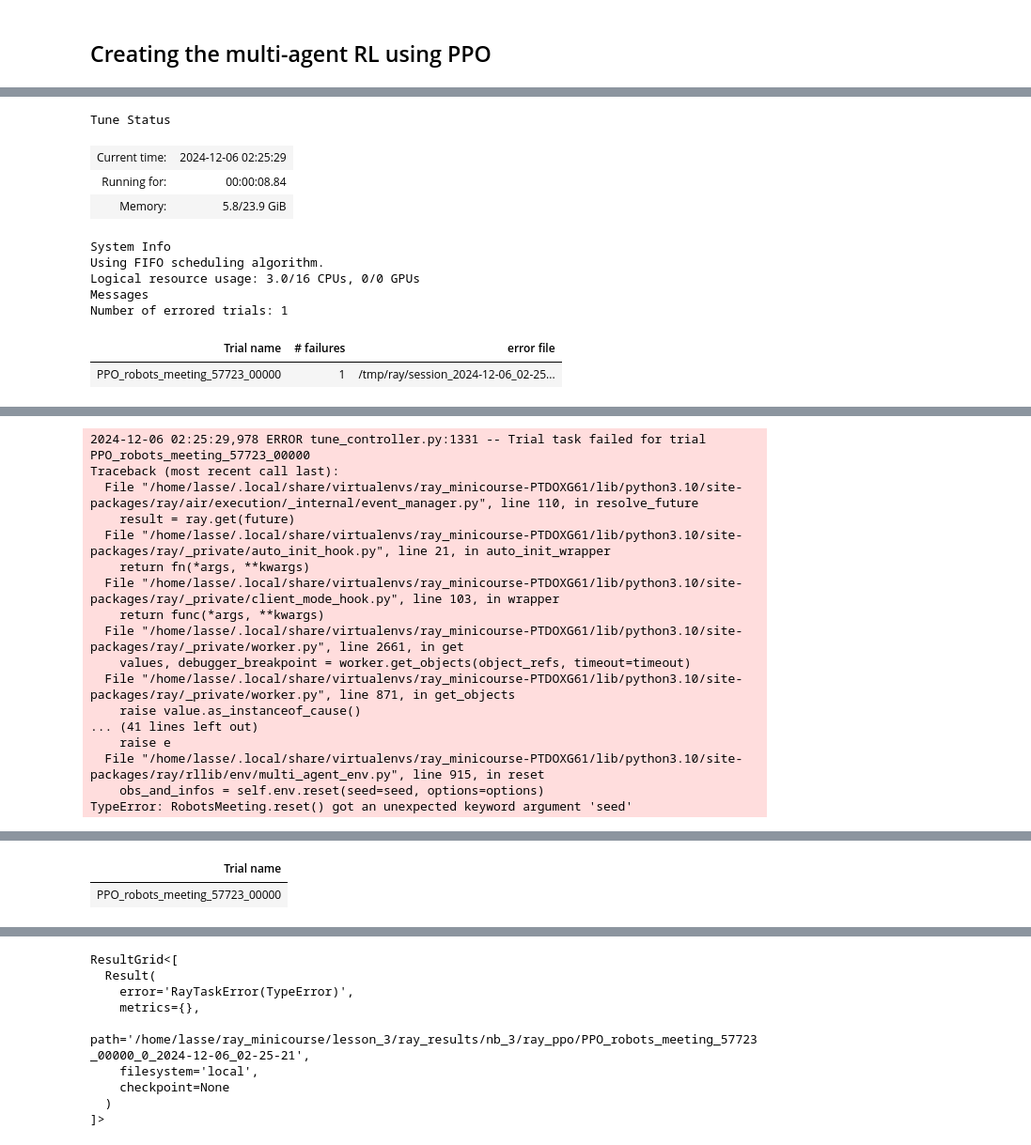
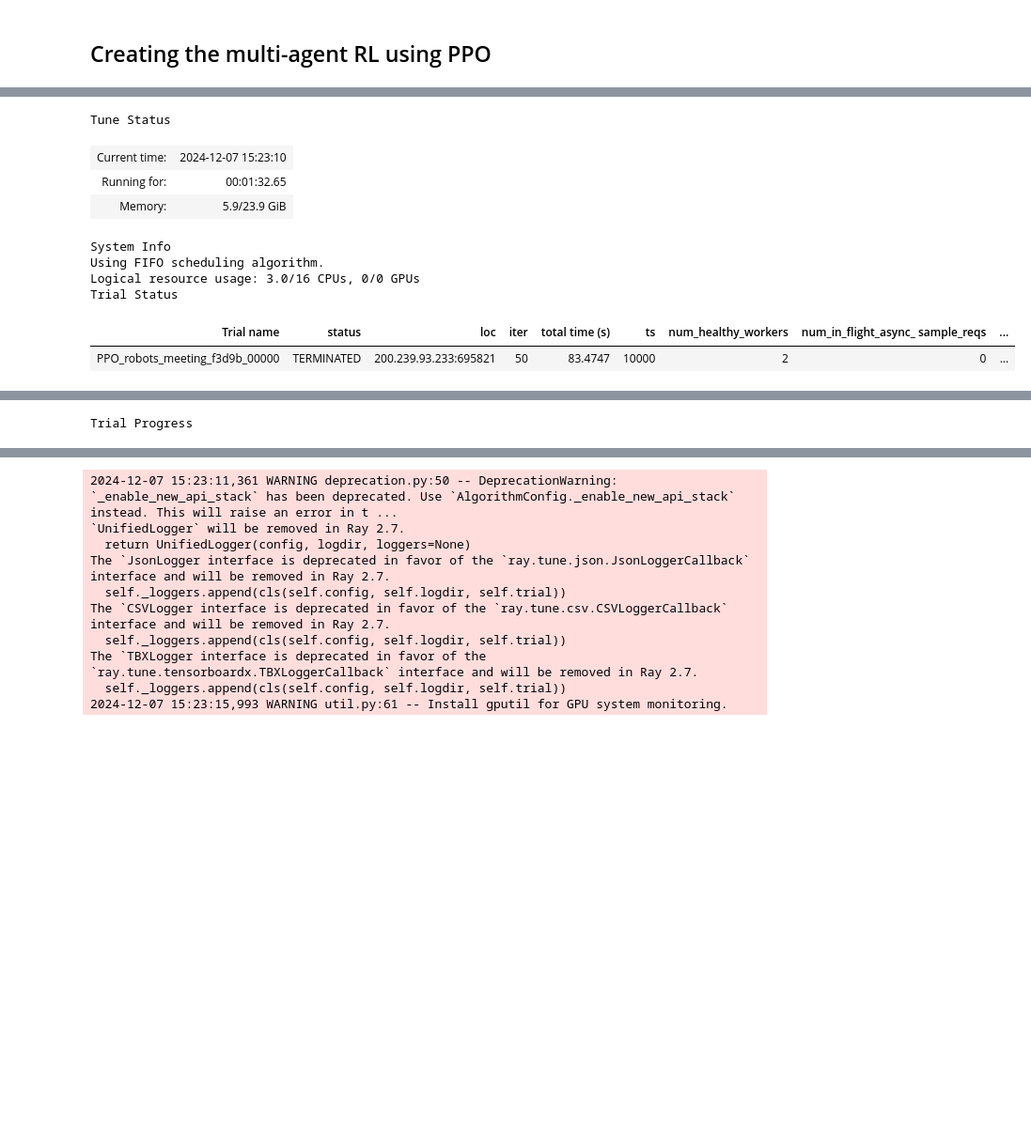
Before and after one commit to cleversonahum/ray_minicourse, a Jupyter notebook: lesson_3/2-ray_rllib_with_multi_agent_rl.ipynb, the cells around one changed output, grey strips where cells are left out. Shown: that part at 94% size. Cells and saved outputs as stored; diff of their text form; code cells hidden in the pictures; blank space fills up the shorter version.

Commit message:
Updating nb 1 and 2: fixing environment and RL implementation

```diff
--- a/lesson_3/2-ray_rllib_with_multi_agent_rl.ipynb
+++ b/lesson_3/2-ray_rllib_with_multi_agent_rl.ipynb
@@ -162,7 +191,7 @@ register_env("robots_meeting", lambda config: env_creator(config))
 # %% [markdown]
 ## Creating the multi-agent RL using PPO
 # %%
-def policy_mapping_fn_shared(agent_id, episode=None, worker=None, **kwargs):
+def policy_mapping_fn(agent_id, episode=None, worker=None, **kwargs):
     agent_idx = int(agent_id.partition("_")[2])
 
     return "robot_1" if agent_idx == 1 else "robot_2"
@@ -182,17 +211,21 @@ algo_config = (
     )
     .multi_agent(
         policies=generate_policies(),
-        policy_mapping_fn=policy_mapping_fn_shared,
+        policy_mapping_fn=policy_mapping_fn,
         count_steps_by="env_steps",
+    )
+    .training(
+        train_batch_size=200,
+        sgd_minibatch_size=50,
     )
     .framework("torch")
 )
 # %%
 stop = {
-    "training_iterations": 100,
+    "num_env_steps_sampled": 10000,  # 10000 environment steps
 }
 checkpoint_frequency = 0
-store_results_path = str(Path("./ray_results/").resolve()) + "/nb_3/"
+store_results_path = str(Path("./ray_results/").resolve()) + "/nb_2/"
 agent_name = "ray_ppo"
 
 tuner = tune.Tuner(
@@ -218,11 +251,10 @@ print(results)
 Tune Status
-| Current time: | 2024-12-06 02:25:29 |
-| Running for: | 00:00:08.84 |
-| Memory: | 5.8/23.9 GiB |
+| Current time: | 2024-12-07 15:23:10 |
+| Running for: | 00:01:32.65 |
+| Memory: | 5.9/23.9 GiB |
 System Info
 Using FIFO scheduling algorithm.
 Logical resource usage: 3.0/16 CPUs, 0/0 GPUs
-Messages
-Number of errored trials: 1
+Trial Status
-| Trial name | # failures | error file |
-| PPO_robots_meeting_57723_00000 | 1 | /tmp/ray/session_2024-12-06_02-25... |
+| Trial name | status | loc | iter | total time (s) | ts | num_healthy_workers | num_in_flight_async_ sample_reqs | ... |
+| PPO_robots_meeting_f3d9b_00000 | TERMINATED | 200.239.93.233:695821 | 50 | 83.4747 | 10000 | 2 | 0 | ... |
@@ -229,0 +263 @@ Trial Status
+Trial Progress
@@ -232,17 +265,0 @@ Trial Status
-2024-12-06 02:25:29,978 ERROR tune_controller.py:1331 -- Trial task failed for trial PPO_robots_meeting_57723_00000
-Traceback (most recent call last):
-  File "/home/lasse/.local/share/virtualenvs/ray_minicourse-PTDOXG61/lib/python3.10/site-packages/ray/air/execution/_internal/event_manager.py", line 110, in resolve_future
-    result = ray.get(future)
-  File "/home/lasse/.local/share/virtualenvs/ray_minicourse-PTDOXG61/lib/python3.10/site-packages/ray/_private/auto_init_hook.py", line 21, in auto_init_wrapper
-    return fn(*args, **kwargs)
-  File "/home/lasse/.local/share/virtualenvs/ray_minicourse-PTDOXG61/lib/python3.10/site-packages/ray/_private/client_mode_hook.py", line 103, in wrapper
-    return func(*args, **kwargs)
-  File "/home/lasse/.local/share/virtualenvs/ray_minicourse-PTDOXG61/lib/python3.10/site-packages/ray/_private/worker.py", line 2661, in get
-    values, debugger_breakpoint = worker.get_objects(object_refs, timeout=timeout)
-  File "/home/lasse/.local/share/virtualenvs/ray_minicourse-PTDOXG61/lib/python3.10/site-packages/ray/_private/worker.py", line 871, in get_objects
-    raise value.as_instanceof_cause()
-... (41 lines left out)
-    raise e
-  File "/home/lasse/.local/share/virtualenvs/ray_minicourse-PTDOXG61/lib/python3.10/site-packages/ray/rllib/env/multi_agent_env.py", line 915, in reset
-    obs_and_infos = self.env.reset(seed=seed, options=options)
-TypeError: RobotsMeeting.reset() got an unexpected keyword argument 'seed'
@@ -250,2 +268,0 @@ Trial Progress
-| Trial name |
-| PPO_robots_meeting_57723_00000 |
@@ -269,9 +277,18 @@ Trial Progress
-ResultGrid<[
-  Result(
-    error='RayTaskError(TypeError)',
-    metrics={},
-    path='/home/lasse/ray_minicourse/lesson_3/ray_results/nb_3/ray_ppo/PPO_robots_meeting_57723_00000_0_2024-12-06_02-25-21',
-    filesystem='local',
-    checkpoint=None
-  )
-]>
+# %%
+analysis = tune.ExperimentAnalysis(f"{store_results_path}/{agent_name}/")
+assert analysis.trials is not None, "Analysis trial is None"
+checkpoint = analysis.get_best_checkpoint(
+    trial=analysis.trials[0], metric="env_runners/episode_reward_mean", mode="max"
+)
+tuner_agent = Algorithm.from_checkpoint(checkpoint)
+# %% [output]
+2024-12-07 15:23:11,361 WARNING deprecation.py:50 -- DeprecationWarning: `_enable_new_api_stack` has been deprecated. Use `AlgorithmConfig._enable_new_api_stack` instead. This will raise an error in t ...
+`UnifiedLogger` will be removed in Ray 2.7.
+  return UnifiedLogger(config, logdir, loggers=None)
+The `JsonLogger interface is deprecated in favor of the `ray.tune.json.JsonLoggerCallback` interface and will be removed in Ray 2.7.
+  self._loggers.append(cls(self.config, self.logdir, self.trial))
+The `CSVLogger interface is deprecated in favor of the `ray.tune.csv.CSVLoggerCallback` interface and will be removed in Ray 2.7.
+  self._loggers.append(cls(self.config, self.logdir, self.trial))
+The `TBXLogger interface is deprecated in favor of the `ray.tune.tensorboardx.TBXLoggerCallback` interface and will be removed in Ray 2.7.
+  self._loggers.append(cls(self.config, self.logdir, self.trial))
+2024-12-07 15:23:15,993 WARNING util.py:61 -- Install gputil for GPU system monitoring.
```
Also changed, not shown: parts of 5 cells of this notebook, 3 other files.
